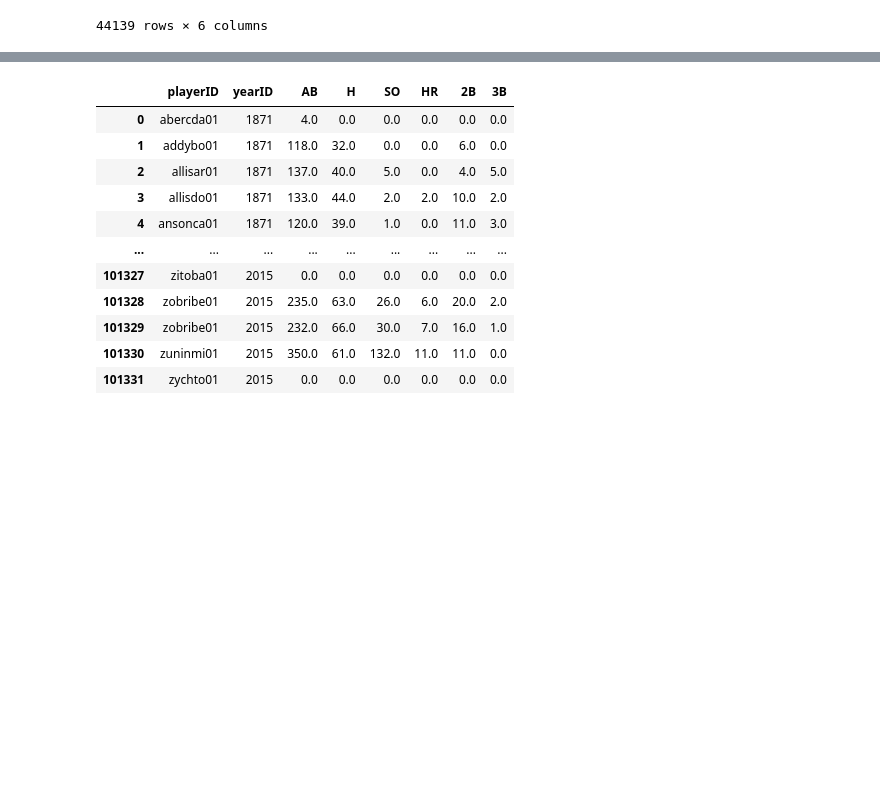
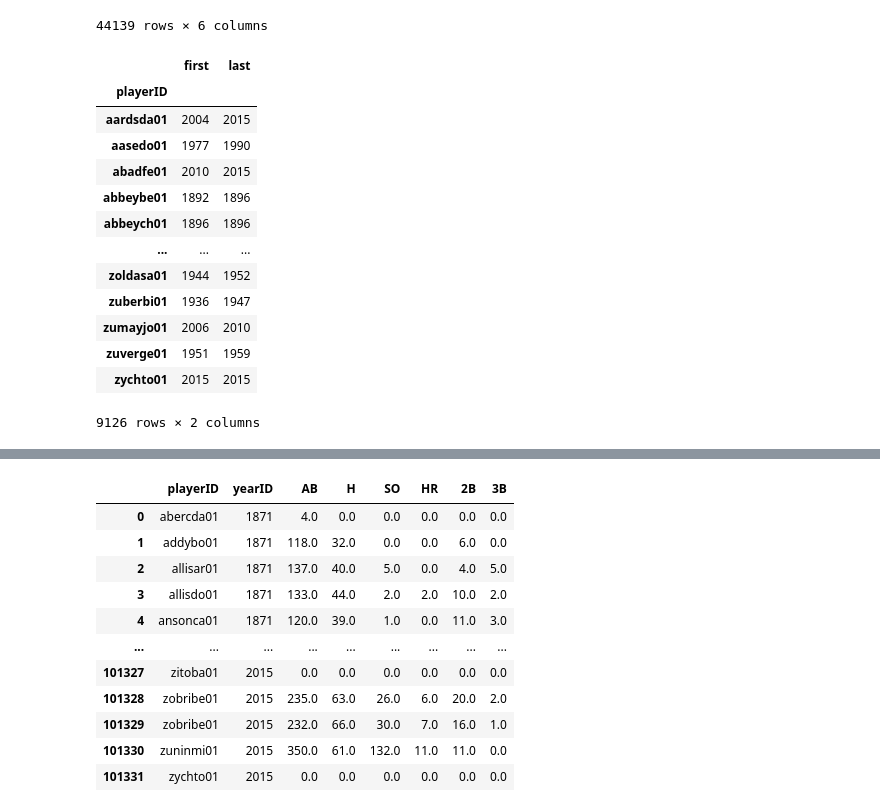
Before and after one commit to Mcusac/Project-3, a Jupyter notebook: Untitled.ipynb, the cells around one changed output, grey strips where cells are left out. Saved outputs shown, nothing was run; the diff lists cells and outputs as text; code cells hidden in the pictures; blank space fills up the shorter version.

```diff
--- a/Untitled.ipynb
+++ b/Untitled.ipynb
@@ -66,3 +66,21 @@ pitching_clean
 | 44137 | zitoba01 | 2015 | 2 | 6 | 10.29 | 4 |
 | 44138 | zychto01 | 2015 | 24 | 3 | 2.45 | 1 |
 44139 rows × 6 columns
+# %%
+pitcher_career = pitching_clean.groupby('playerID')['yearID'].agg(['first','last'])
+pitcher_career
+# %% [output]
+|  | first | last |
+| playerID |  |  |
+| aardsda01 | 2004 | 2015 |
+| aasedo01 | 1977 | 1990 |
+| abadfe01 | 2010 | 2015 |
+| abbeybe01 | 1892 | 1896 |
+| abbeych01 | 1896 | 1896 |
+| ... | ... | ... |
+| zoldasa01 | 1944 | 1952 |
+| zuberbi01 | 1936 | 1947 |
+| zumayjo01 | 2006 | 2010 |
+| zuverge01 | 1951 | 1959 |
+| zychto01 | 2015 | 2015 |
+9126 rows × 2 columns
```
Also changed, not shown: parts of 5 cells of this notebook, 1 other file.
